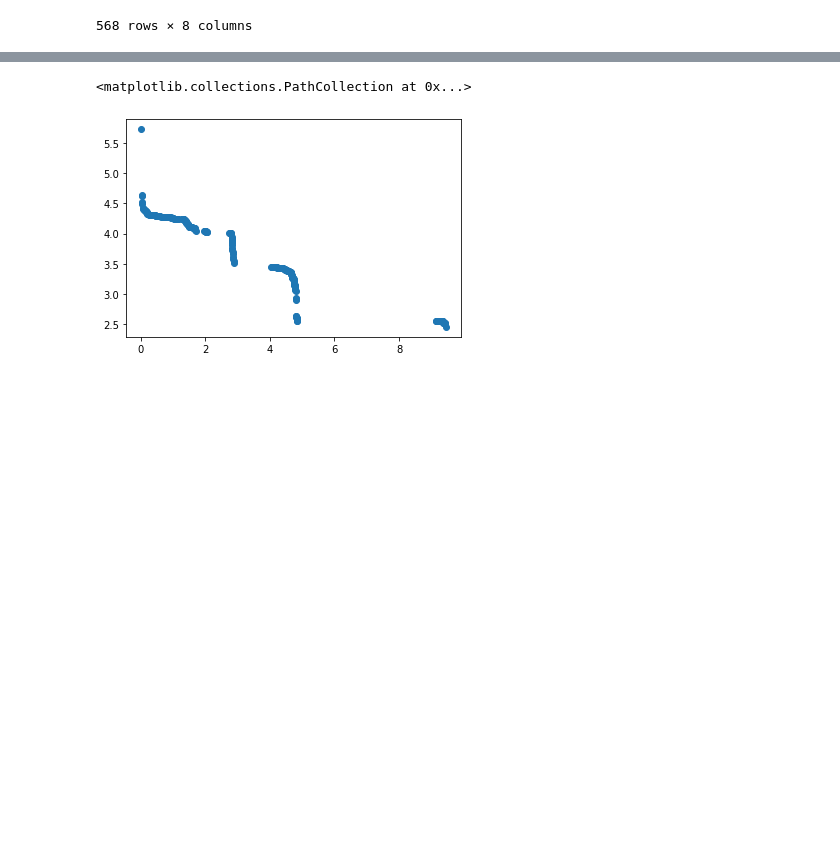
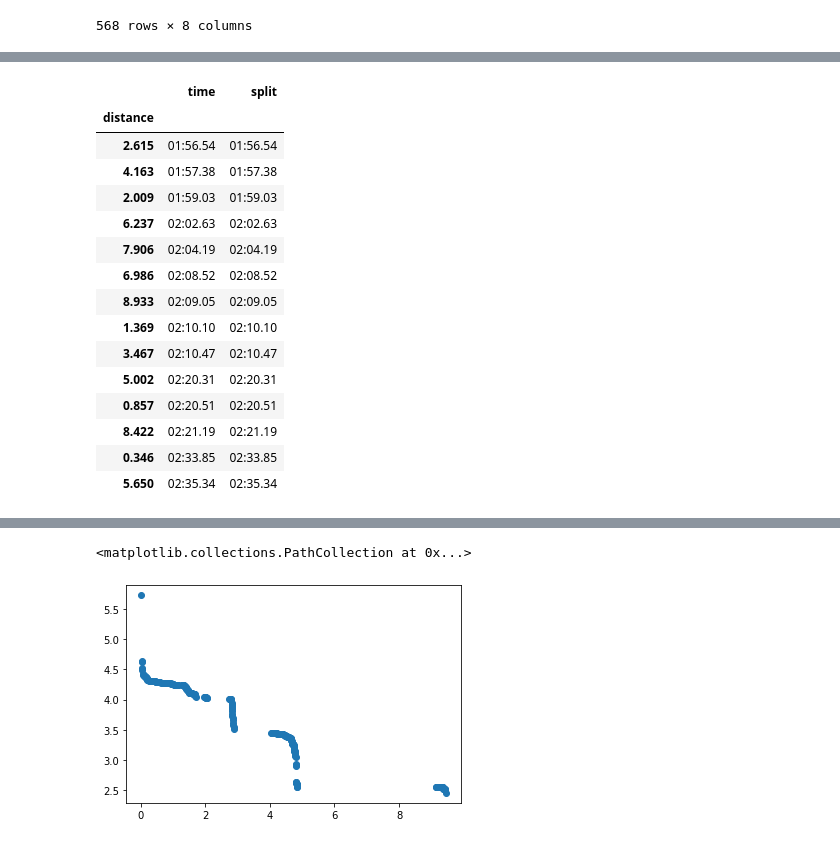
Before and after one commit to matthewghgriffiths/gps_analysis, a Jupyter notebook: gps_analysis.ipynb, the cells around one changed output, grey strips where cells are left out. Drawn from its saved outputs; the diff is of its cells as text; code cells hidden in the pictures; blank space fills up the shorter version.

```diff
--- a/gps_analysis.ipynb
+++ b/gps_analysis.ipynb
@@ -55,0 +55,19 @@ loc_times
+# %%
+splits.find_best_times(positions, 0.5).applymap(splits.strfmtsplit)
+# %% [output]
+|  | time | split |
+| distance |  |  |
+| 2.615 | 01:56.54 | 01:56.54 |
+| 4.163 | 01:57.38 | 01:57.38 |
+| 2.009 | 01:59.03 | 01:59.03 |
+| 6.237 | 02:02.63 | 02:02.63 |
+| 7.906 | 02:04.19 | 02:04.19 |
+| 6.986 | 02:08.52 | 02:08.52 |
+| 8.933 | 02:09.05 | 02:09.05 |
+| 1.369 | 02:10.10 | 02:10.10 |
+| 3.467 | 02:10.47 | 02:10.47 |
+| 5.002 | 02:20.31 | 02:20.31 |
+| 0.857 | 02:20.51 | 02:20.51 |
+| 8.422 | 02:21.19 | 02:21.19 |
+| 0.346 | 02:33.85 | 02:33.85 |
+| 5.650 | 02:35.34 | 02:35.34 |
```
Also changed, not shown: parts of 16 cells of this notebook, 2 other files.
